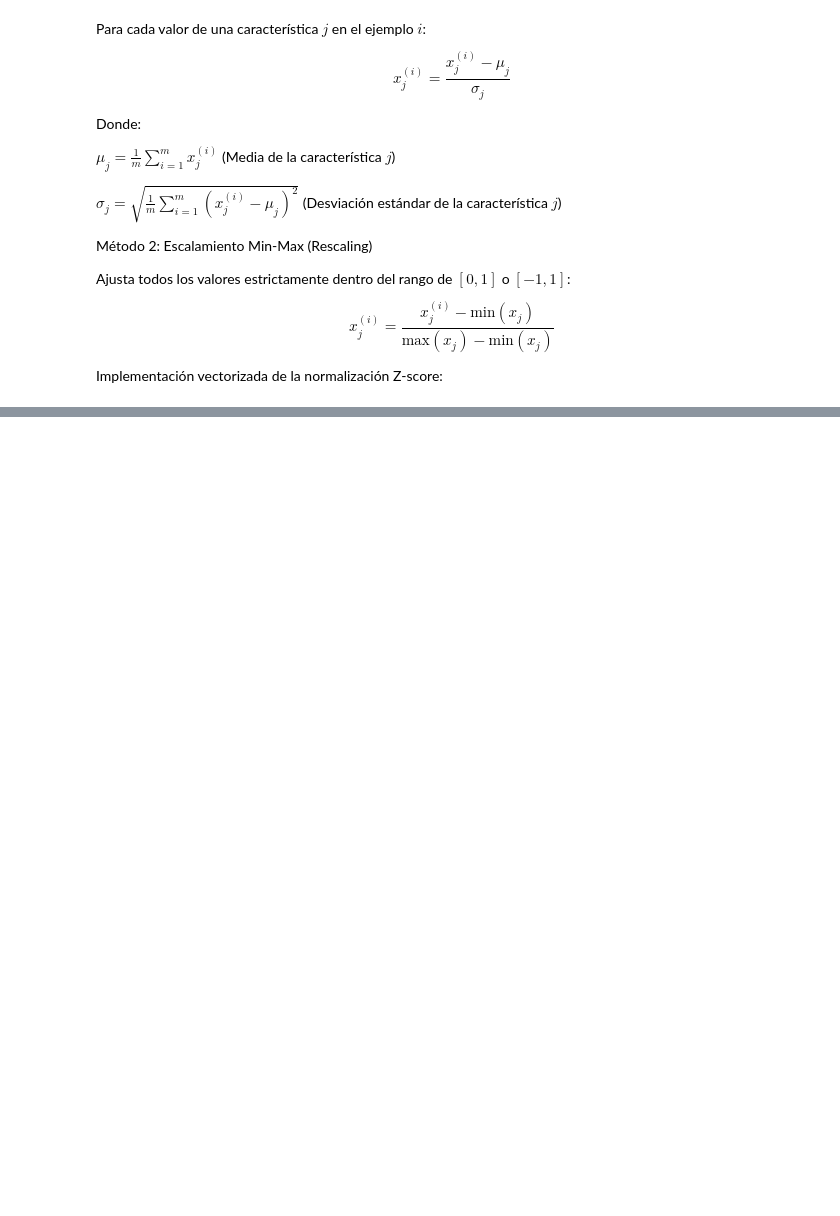
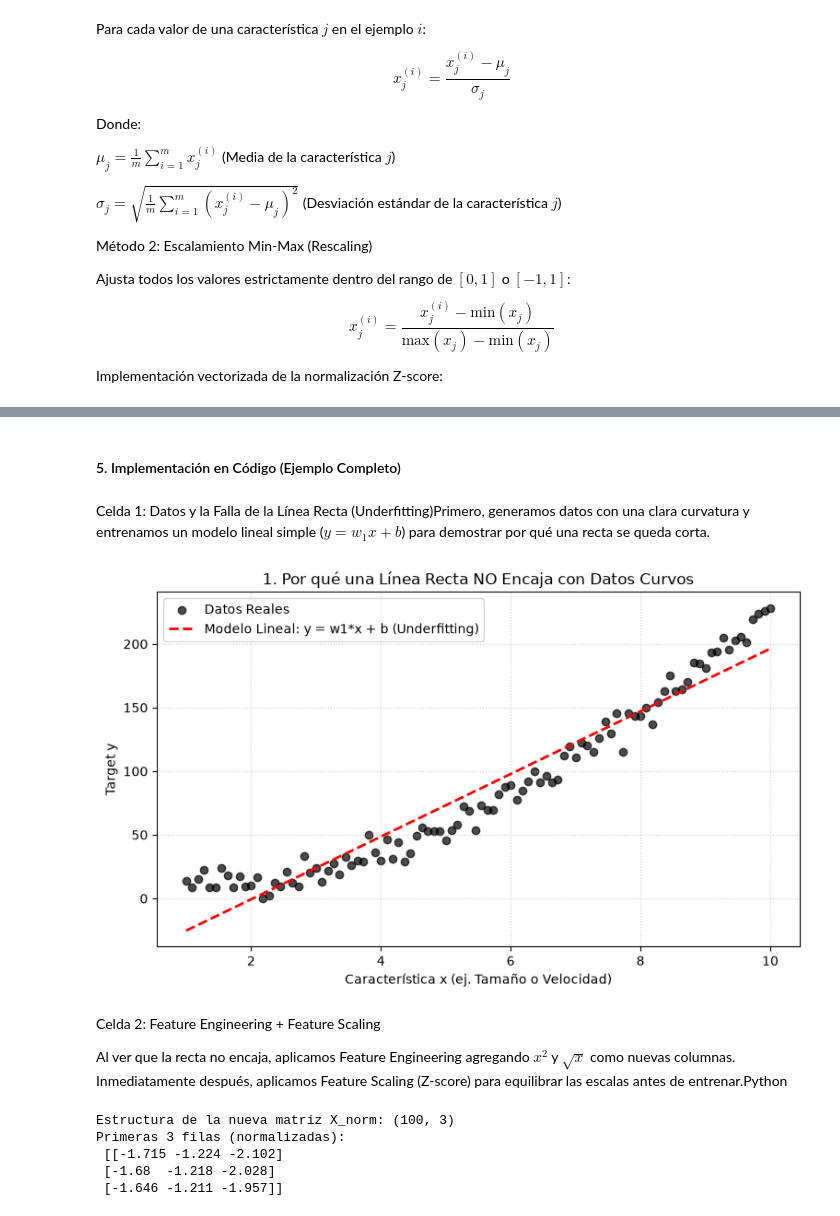
Before and after one commit to IanOlave0/mis_apuntes_isc, a Jupyter notebook: apuntes_ML/05_GD_in_practice.ipynb, the cells around one changed output, grey strips where cells are left out. Drawn from its saved outputs; the diff is of its cells as text; code cells hidden in the pictures; blank space fills up the shorter version.

Commit message:
Se agrego feature engineering y regresion polinomial, concluyendo el apartado 05

```diff
--- a/apuntes_ML/05_gradient_descent_pc.ipynb
+++ b/apuntes_ML/05_GD_in_practice.ipynb
@@ -163,0 +222,63 @@ def zscore_normalize_features(X):
+# %% [markdown]
+#### 5. Implementación en Código (Ejemplo Completo)
+# %% [markdown]
+Celda 1: Datos y la Falla de la Línea Recta (Underfitting)Primero, generamos datos con una clara curvatura y entrenamos un modelo lineal simple ($y = w_1 x + b$) para demostrar por qué una recta se queda corta.
+# %%
+import numpy as np
+import matplotlib.pyplot as plt
+
+# 1. Datos sintéticos (Curva real no lineal)
+np.random.seed(42)
+m = 100
+x_raw = np.linspace(1, 10, m).reshape(-1, 1)
+
+# Relación real cuadrática: y = 2.5 * x^2 - 3 * x + 10 + ruido
+y = 2.5 * (x_raw.flatten() ** 2) - 3 * x_raw.flatten() + 10 + np.random.randn(m) * 8
+
+# 2. Intentar ajustar una Línea Recta (Regresión Lineal Simple)
+# Agregamos columna de 1s para el sesgo b
+X_lineal = np.column_stack((x_raw, np.ones(m)))
+w_lineal, _, _, _ = np.linalg.lstsq(X_lineal, y, rcond=None)
+
+# Predicción lineal
+y_pred_lineal = np.dot(X_lineal, w_lineal)
+
+# 3. Gráfica 1: Falla del modelo lineal
+plt.figure(figsize=(9, 5))
+plt.scatter(x_raw, y, color='black', alpha=0.7, label='Datos Reales')
+plt.plot(x_raw, y_pred_lineal, color='red', linestyle='--', linewidth=2,
+         label='Modelo Lineal: y = w1*x + b (Underfitting)')
+
+plt.title("1. Por qué una Línea Recta NO Encaja con Datos Curvos")
+plt.xlabel("Característica x (ej. Tamaño o Velocidad)")
+plt.ylabel("Target y")
+plt.legend()
+plt.grid(True, linestyle=':', alpha=0.6)
+plt.show()
+# %% [output]
+[figure, added]
+# %% [markdown]
+Celda 2: Feature Engineering + Feature Scaling
+
+Al ver que la recta no encaja, aplicamos Feature Engineering agregando $x^2$ y $\sqrt{x}$ como nuevas columnas. Inmediatamente después, aplicamos Feature Scaling (Z-score) para equilibrar las escalas antes de entrenar.Python
+# %%
+# 1. FEATURE ENGINEERING: Generar x, x^2 y sqrt(x)
+X_engineered = np.column_stack((
+    x_raw,
+    x_raw**2,
+    np.sqrt(x_raw)
+))
+
+# 2. FEATURE SCALING: Normalización Z-score obligatoria
+mu = np.mean(X_engineered, axis=0)
+sigma = np.std(X_engineered, axis=0)
+X_norm = (X_engineered - mu) / sigma
+
+print("Estructura de la nueva matriz X_norm:", X_norm.shape)
+print("Primeras 3 filas (normalizadas):\n", np.round(X_norm[:3], 3))
+# %% [output]
+Estructura de la nueva matriz X_norm: (100, 3)
+Primeras 3 filas (normalizadas):
+ [[-1.715 -1.224 -2.102]
+ [-1.68  -1.218 -2.028]
+ [-1.646 -1.211 -1.957]]
```
Also changed, not shown: parts of 13 cells of this notebook.
